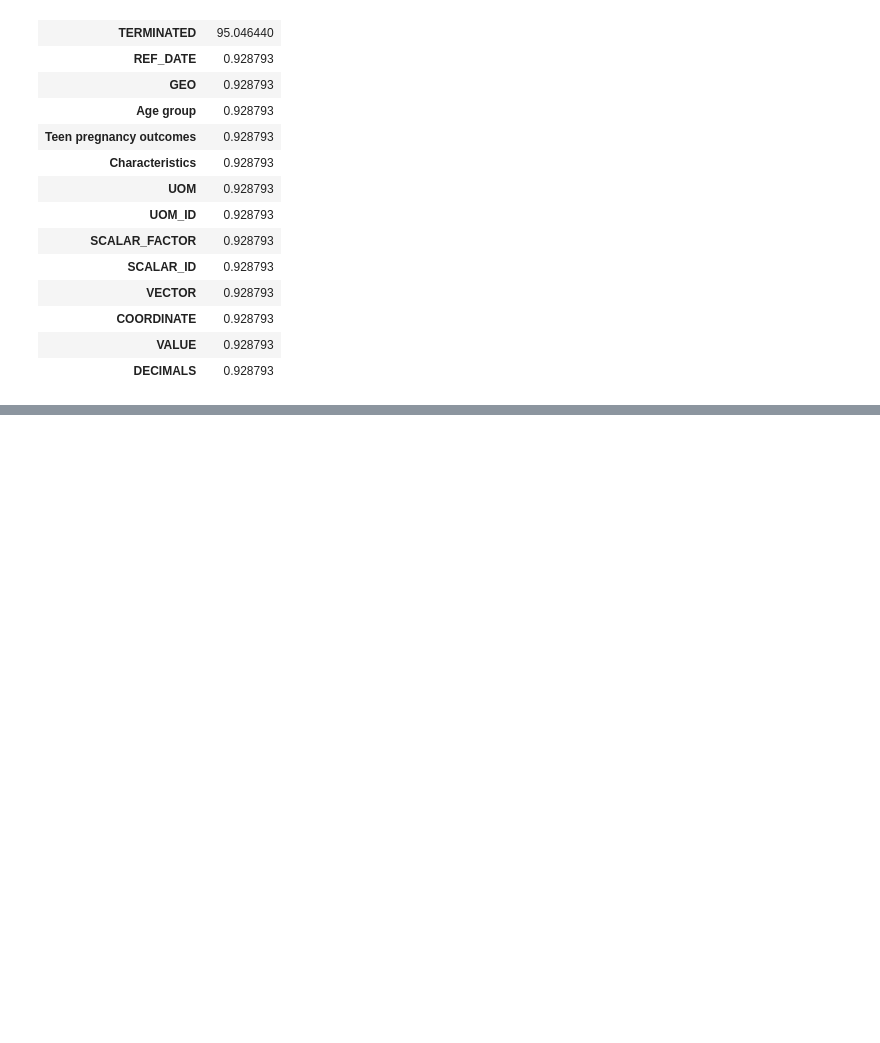
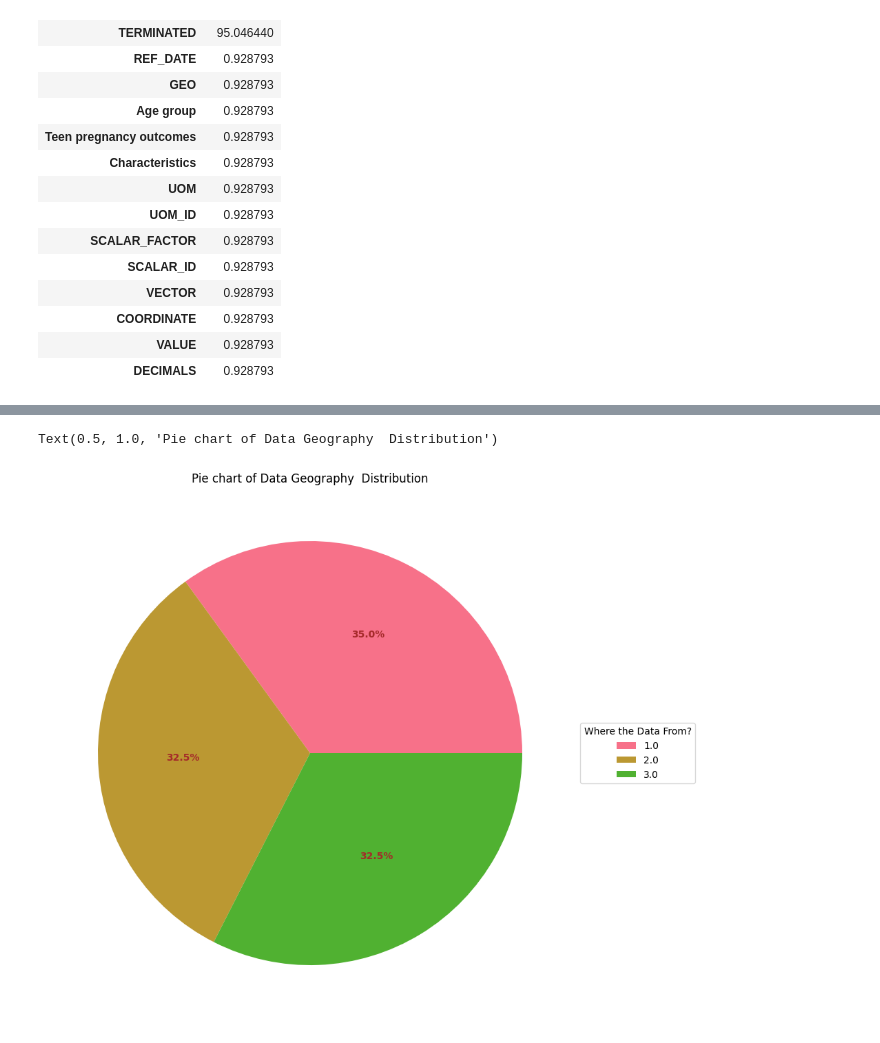
Before and after one commit to sefahw/AI-first-asignment, a Jupyter notebook: pregnancy.ipynb, the cells around one changed output, grey strips where cells are left out. Cells and saved outputs as stored; diff of their text form; code cells hidden in the pictures; blank space fills up the shorter version.

```diff
--- a/pregnancy.ipynb
+++ b/pregnancy.ipynb
@@ -142 +162,23 @@ ValueError: ignored
+# %%
+sns.set_palette('husl')
+fig, ax = plt.subplots(figsize=(20,10), subplot_kw=dict(aspect="equal"))
+def func(pct, allvals):
+    absolute = int(np.round(pct/100.*np.sum(allvals)))
+    return "{:.1f}%\n".format(pct)
+
+
+wedges, texts, autotexts = ax.pie(df['REF_DATE'].value_counts(), autopct=lambda pct: func(pct, df['REF_DATE'].value_counts()),
+                                 )
+
+ax.legend(wedges, df['REF_DATE'].unique(),
+          title="Where the Data From?",
+          loc="center left",
+          bbox_to_anchor=(1, 0, 0.5, 1))
+
+plt.setp(autotexts, size=10, weight="bold",c='brown')
+
+ax.set_title("Pie chart of Data Geography  Distribution")
+# %% [output]
+Text(0.5, 1.0, 'Pie chart of Data Geography  Distribution')
+[figure, added]
 # %%
```
Also changed, not shown: parts of 22 cells of this notebook.
